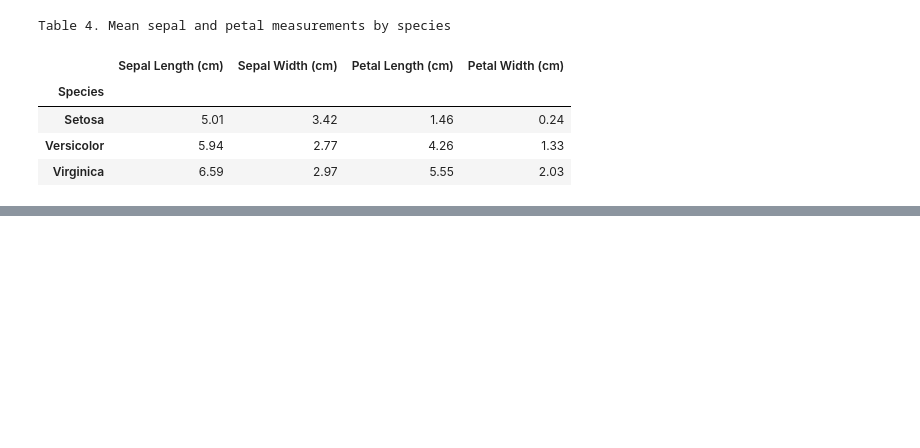
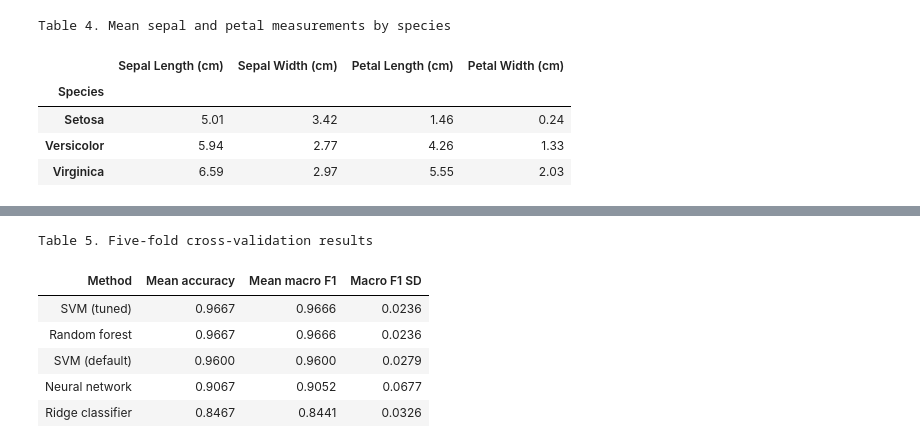
Before and after one commit to sallyyc/datasci530fall2026, a Jupyter notebook: Assignments/Assignment 5/Assignment 5.ipynb, the cells around one changed output, grey strips where cells are left out. Saved outputs shown, nothing was run; the diff lists cells and outputs as text; code cells hidden in the pictures; blank space fills up the shorter version.

```diff
--- a/Assignments/Assignment 5/Assignment 5.ipynb
+++ b/Assignments/Assignment 5/Assignment 5.ipynb
@@ -147,0 +384,14 @@ These differences suggest that petal measurements may be useful predictors of sp
+# %%
+# Scale inputs before ridge
+ridge_model = Pipeline([
+    ("scaler", StandardScaler()),
+    ("ridge", RidgeClassifier())
+    ])
+
+ridge_results = cross_validate(
+    ridge_model,
+    X,
+    y_class,
+    cv = folds,
+    scoring = scoring,
+    return_train_score = False)
@@ -147,0 +402,37 @@ These differences suggest that petal measurements may be useful predictors of sp
+# %%
+# Collect evaluation results
+model_results = {
+    "SVM (default)": svm_results,
+    "SVM (tuned)": svm_tuned_results,
+    "Random forest": rf_results,
+    "Neural network": nn_results,
+    "Ridge classifier": ridge_results}
+
+rows = []
+
+for method, results in model_results.items():
+    rows.append({
+        "Method": method,
+        "Mean accuracy": np.mean(results["test_accuracy"]),
+        "Mean macro F1": np.mean(results["test_f1"]),
+        "Macro F1 SD": np.std(results["test_f1"], ddof=1)
+        })
+
+comparison = pd.DataFrame(rows)
+comparison = comparison.sort_values(
+    "Mean macro F1",
+    ascending=False)
+
+display(
+    comparison.style
+    .hide(axis = "index")
+    .format(precision = 4)
+    .set_caption("Table 5. Five-fold cross-validation results"))
+# %% [output]
+Table 5. Five-fold cross-validation results
+| Method | Mean accuracy | Mean macro F1 | Macro F1 SD |
+| SVM (tuned) | 0.9667 | 0.9666 | 0.0236 |
+| Random forest | 0.9667 | 0.9666 | 0.0236 |
+| SVM (default) | 0.9600 | 0.9600 | 0.0279 |
+| Neural network | 0.9067 | 0.9052 | 0.0677 |
+| Ridge classifier | 0.8467 | 0.8441 | 0.0326 |
```
Also changed, not shown: parts of 44 cells of this notebook, 4 other files.
